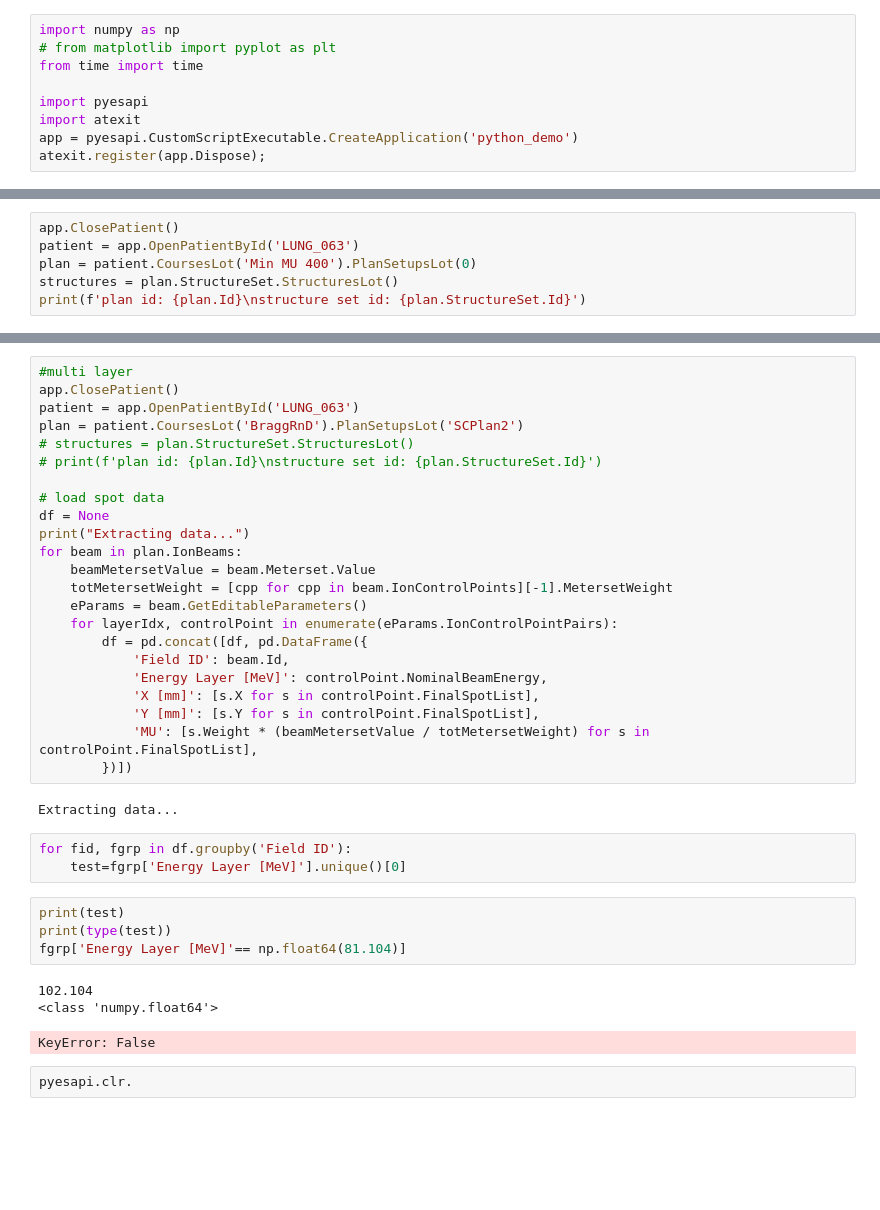
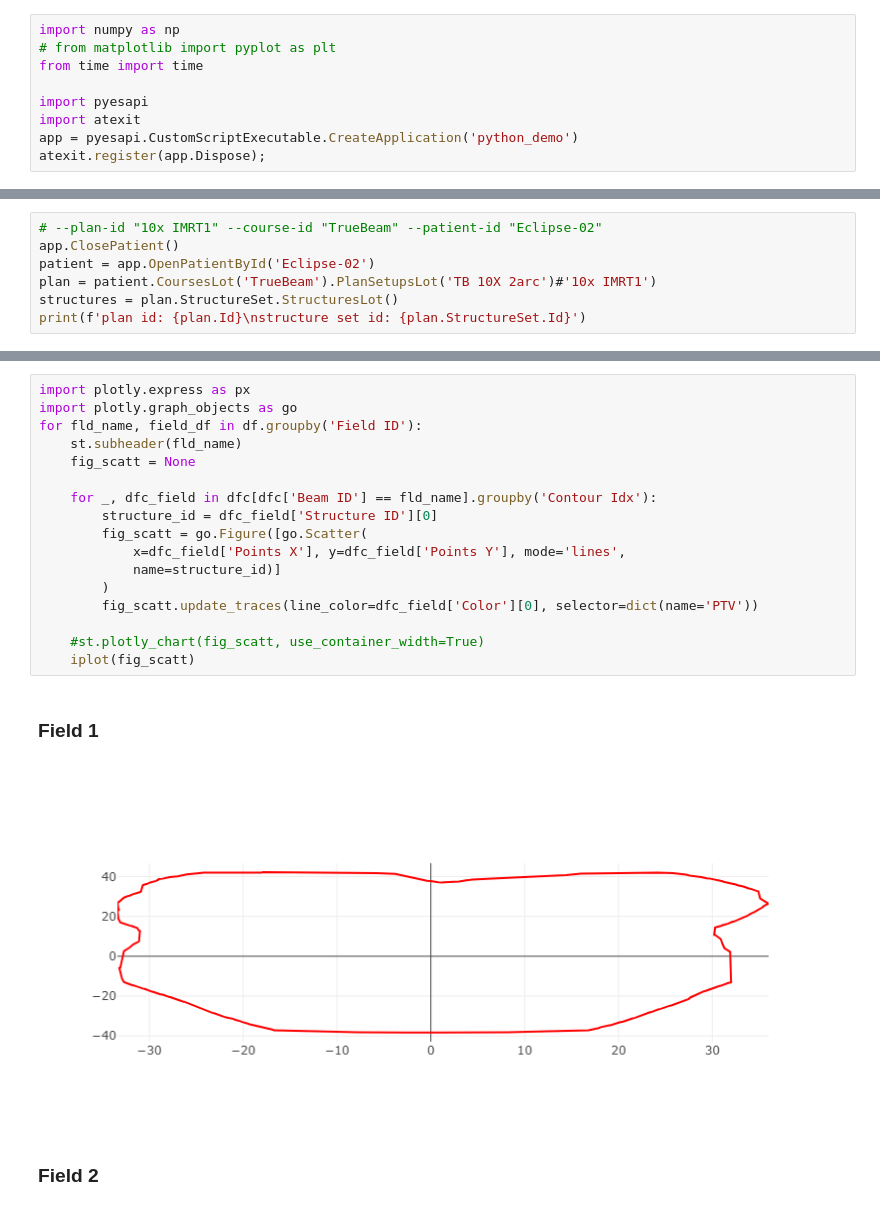
Before and after one commit to Varian-MedicalAffairsAppliedSolutions/MAAS-BeamDashboardX, a Jupyter notebook: ScratchPad.ipynb, the cells around one changed output, grey strips where cells are left out. Drawn from its saved outputs; the diff is of its cells as text; blank space fills up the shorter version.

```diff
--- a/ScratchPad.ipynb
+++ b/ScratchPad.ipynb
@@ -36,7 +40,8 @@ Sphere Phantom Sphere Phantom
 # %%
+# --plan-id "10x IMRT1" --course-id "TrueBeam" --patient-id "Eclipse-02"
 app.ClosePatient()
-patient = app.OpenPatientById('LUNG_063')
-plan = patient.CoursesLot('Min MU 400').PlanSetupsLot(0)
+patient = app.OpenPatientById('Eclipse-02')
+plan = patient.CoursesLot('TrueBeam').PlanSetupsLot('TB 10X 2arc')#'10x IMRT1')
 structures = plan.StructureSet.StructuresLot()
 print(f'plan id: {plan.Id}\nstructure set id: {plan.StructureSet.Id}')
 # %% [output]
@@ -86,38 +111,21 @@ ModuleNotFoundError: No module named 'PIL'
-# %%
-#multi layer
-app.ClosePatient()
-patient = app.OpenPatientById('LUNG_063')
-plan = patient.CoursesLot('BraggRnD').PlanSetupsLot('SCPlan2')
-# structures = plan.StructureSet.StructuresLot()
-# print(f'plan id: {plan.Id}\nstructure set id: {plan.StructureSet.Id}')
-
-# load spot data
-df = None
-print("Extracting data...")
-for beam in plan.IonBeams:
-    beamMetersetValue = beam.Meterset.Value
-    totMetersetWeight = [cpp for cpp in beam.IonControlPoints][-1].MetersetWeight
-    eParams = beam.GetEditableParameters()
-    for layerIdx, controlPoint in enumerate(eParams.IonControlPointPairs):
-        df = pd.concat([df, pd.DataFrame({
-            'Field ID': beam.Id,
-            'Energy Layer [MeV]': controlPoint.NominalBeamEnergy,
-            'X [mm]': [s.X for s in controlPoint.FinalSpotList],
-            'Y [mm]': [s.Y for s in controlPoint.FinalSpotList],
-            'MU': [s.Weight * (beamMetersetValue / totMetersetWeight) for s in controlPoint.FinalSpotList],
-        })])
-# %% [output]
-Extracting data...
-# %%
-for fid, fgrp in df.groupby('Field ID'):
-    test=fgrp['Energy Layer [MeV]'].unique()[0]
-# %%
-print(test)
-print(type(test))
-fgrp['Energy Layer [MeV]'== np.float64(81.104)]
-# %% [output]
-102.104
-<class 'numpy.float64'>
-KeyError: False
-# %%
-pyesapi.clr.
+# %%
+import plotly.express as px
+import plotly.graph_objects as go
+for fld_name, field_df in df.groupby('Field ID'):
+    st.subheader(fld_name)
+    fig_scatt = None
+
+    for _, dfc_field in dfc[dfc['Beam ID'] == fld_name].groupby('Contour Idx'):
+        structure_id = dfc_field['Structure ID'][0]
+        fig_scatt = go.Figure([go.Scatter(
+            x=dfc_field['Points X'], y=dfc_field['Points Y'], mode='lines',
+            name=structure_id)]
+        )
+        fig_scatt.update_traces(line_color=dfc_field['Color'][0], selector=dict(name='PTV'))
+
+    #st.plotly_chart(fig_scatt, use_container_width=True)
+    iplot(fig_scatt)
+# %% [output]
+### Field 1
+[figure, added]
+### Field 2
```
Also changed, not shown: parts of 11 cells of this notebook, 4 other files.
